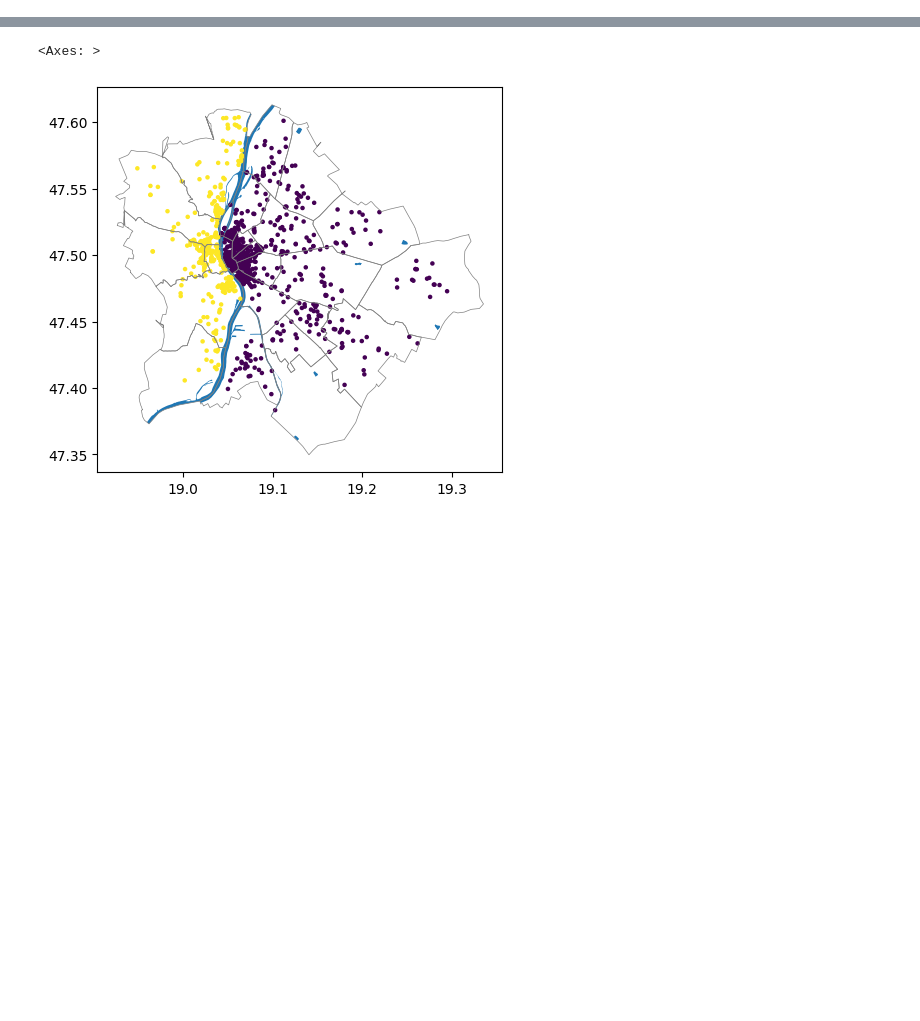
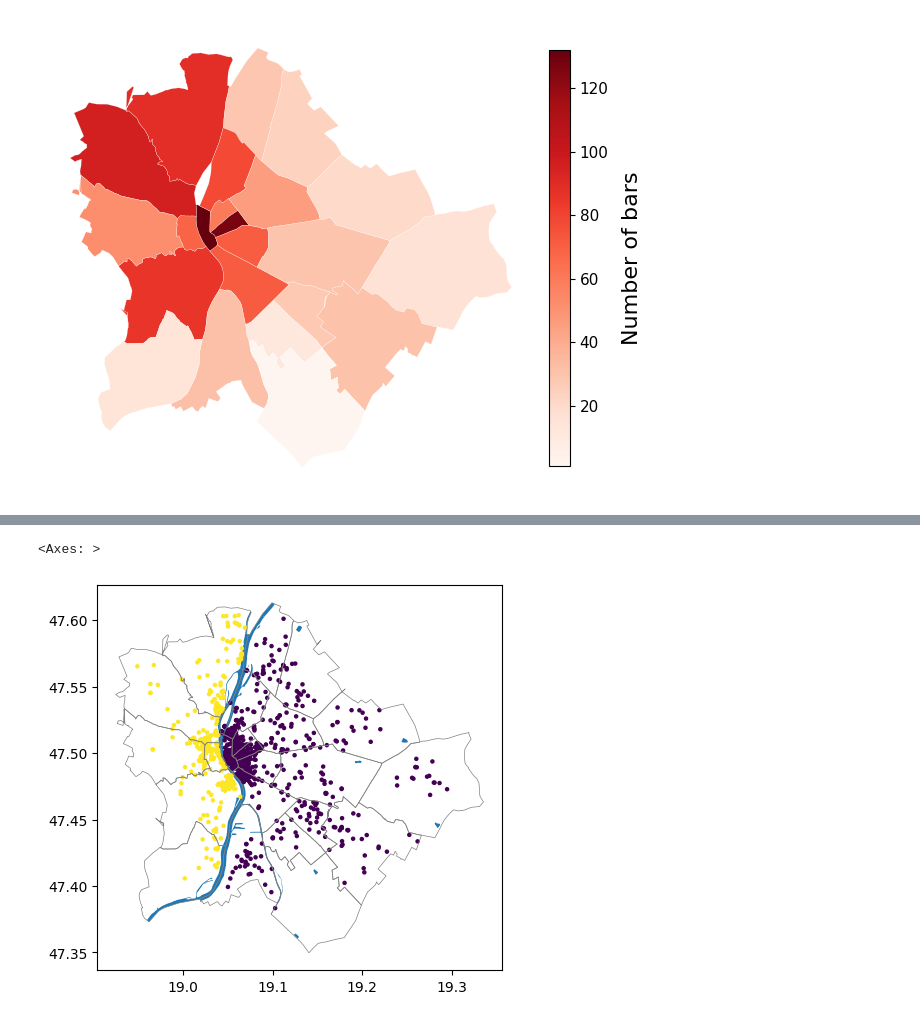
Before and after one commit to sandorjuhasz/geoDS_guest_lectures, a Jupyter notebook: code/part1_geoDS_intro_to_geographic_data.ipynb, the cells around one changed output, grey strips where cells are left out. Cells and saved outputs as stored; diff of their text form; code cells hidden in the pictures; blank space fills up the shorter version.

```diff
--- a/code/part1_geoDS_intro_to_geographic_data.ipynb
+++ b/code/part1_geoDS_intro_to_geographic_data.ipynb
@@ -33,0 +75,20 @@ ax.set_axis_off()
+# %%
+fig, ax = plt.subplots(1,1, figsize=(8,6))
+test.plot(column="place_id", cmap="Reds", ax=ax)
+test.boundary.plot(color="white", linewidth=0.125, ax=ax)
+ax.axis('off')
+
+# create colorbar as a legend
+vmin = test["place_id"].min()
+vmax = test["place_id"].max()
+
+sm = plt.cm.ScalarMappable(cmap="Reds", norm=plt.Normalize(vmin=vmin, vmax=vmax))
+cbar = fig.colorbar(sm, orientation="vertical", fraction=0.08, pad=0.025, shrink=0.9, ax=ax)
+cbar.ax.set_ylabel("Number of bars", size=fontsize)
+cbar.ax.get_yaxis().labelpad = 10
+cbar.ax.tick_params(labelsize = fontsize-5)
+#cbar.set_ticks([1, 2, 3])
+#cbar.set_ticklabels([r'$10^1$', r'$10^2$', r'$10^3$'])
+ax.set_axis_off()
+# %% [output]
+[figure, added]
```
Also changed, not shown: parts of 16 cells of this notebook.
